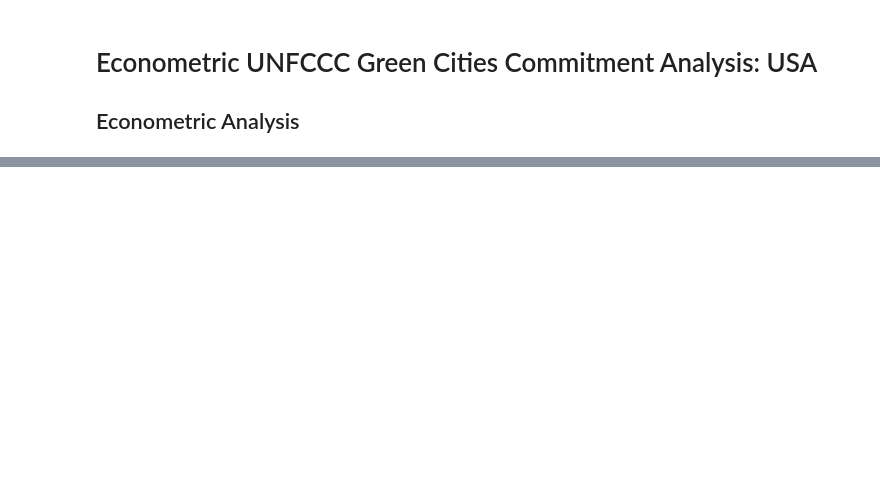
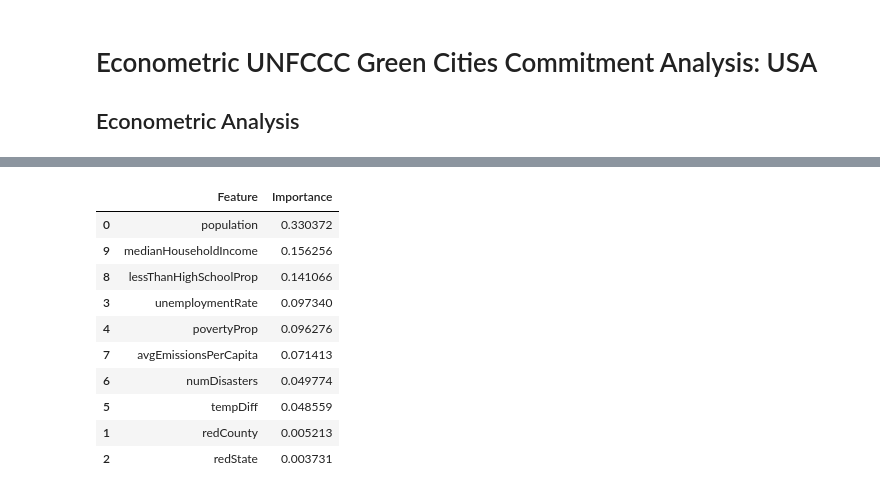
Before and after one commit to paulroconnor/UNFCCC-Econometric-Analysis, a Jupyter notebook: EconometricAnalysis.ipynb, the cells around one changed output, grey strips where cells are left out. Saved outputs shown, nothing was run; the diff lists cells and outputs as text; code cells hidden in the pictures; blank space fills up the shorter version.

```diff
--- a/EconometricAnalysis.ipynb
+++ b/EconometricAnalysis.ipynb
@@ -56,0 +111,14 @@ FitRandomForest(df_all, y_var = 'UNFCCC', X_vars = ['population','redCounty','re
+# %%
+FitRandomForest(df_unfccc, y_var = 'hasCommitments', X_vars = ['population','redCounty','redState','unemploymentRate','povertyProp','tempDiff','numDisasters','avgEmissionsPerCapita','lessThanHighSchoolProp','medianHouseholdIncome']) # ,'medianAge','whiteProp'
+# %% [output]
+|  | Feature | Importance |
+| 0 | population | 0.330372 |
+| 9 | medianHouseholdIncome | 0.156256 |
+| 8 | lessThanHighSchoolProp | 0.141066 |
+| 3 | unemploymentRate | 0.097340 |
+| 4 | povertyProp | 0.096276 |
+| 7 | avgEmissionsPerCapita | 0.071413 |
+| 6 | numDisasters | 0.049774 |
+| 5 | tempDiff | 0.048559 |
+| 1 | redCounty | 0.005213 |
+| 2 | redState | 0.003731 |
```
Also changed, not shown: parts of 11 cells of this notebook.
